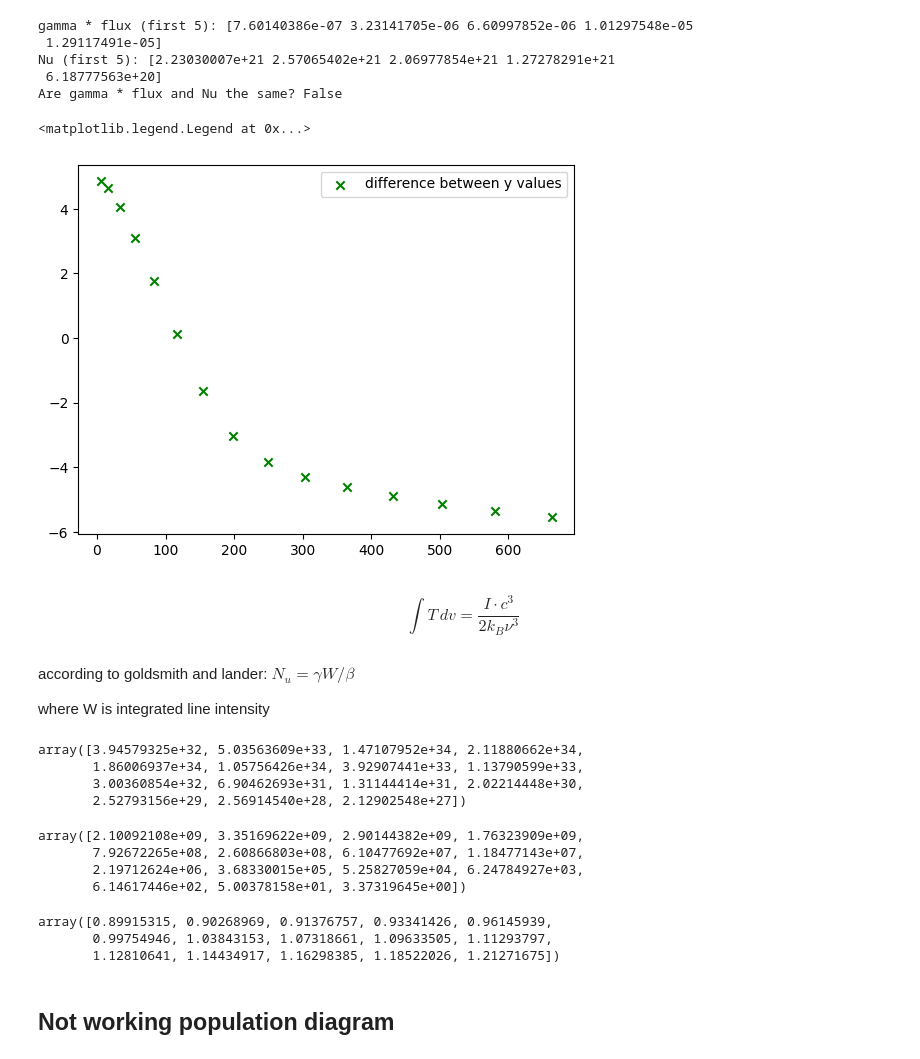
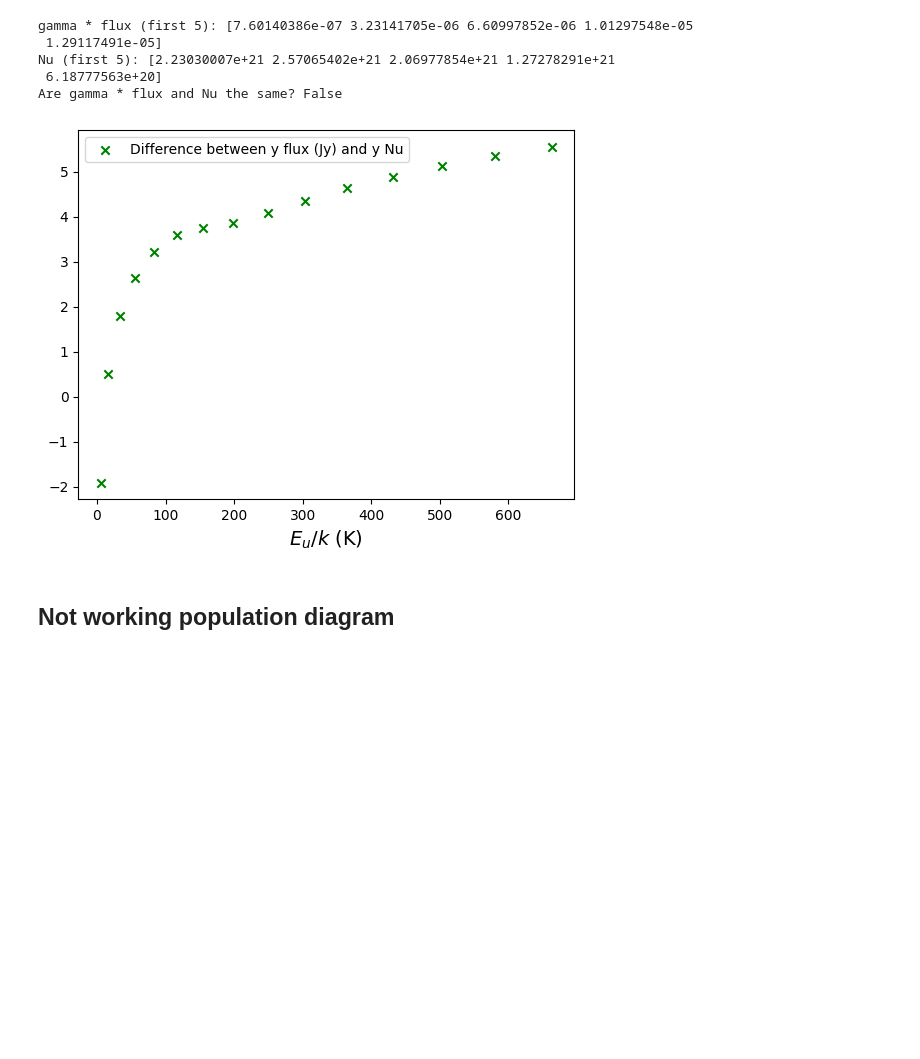
Before and after one commit to aleksej-rodano/phas0052_project, a Jupyter notebook: pythonradex_clean.ipynb, the cells around one changed output. Drawn from its saved outputs; the diff is of its cells as text; code cells hidden in the pictures; blank space fills up the shorter version.

Commit message:
tested possible ways to calculate y values for population diagram

```diff
--- a/pythonradex_clean.ipynb
+++ b/pythonradex_clean.ipynb
@@ -474,28 +551,32 @@ fluxCo_Jy = fluxCo * 1e26
 # %%
-# calculate escape probability for each transition
-beta = (1 - np.exp(-tauCo)) / tauCo
-# Replace 0 with nan in beta
-beta[beta == 0] = np.nan
+# Calculate escape probability for each transition
+escape_prob = (1 - np.exp(-tauCo)) / tauCo
+# Replace 0 with nan in escape_prob
+escape_prob[escape_prob == 0] = np.nan
 
-# get the y axis of the plot: ln(γ_u * W / g_u * beta)
-y_values = np.log(gammaCo * fluxCo_Jy / gCO * beta)
+# Get the y-axis values for the plot: ln(γ_u * W / g_u * escape_prob)
+y_values_flux_jy = np.log(gammaCo * fluxCo_Jy / (gCO * escape_prob))
+# y_values_integrated_line = np.log(gammaCo * W / (gCO * escape_prob))
+# y_values_Wintegrated = np.log(gammaCo * W_values / (gCO * escape_prob))
 
-# calculate get y values using column density of the upper level
+# Calculate y values using column density of the upper level
 y_values_Nu = np.log(NuCo / gCO)
-# calculate y values using column density of the upper level and beta
-y_value_Nu_beta_consideration = np.log(NuCo / (beta * gCO))
 
-diff_beta = y_values_Nu - y_values
+# Calculate differences
+diff_flux_jy = y_values_flux_jy - y_values_Nu
+# diff_integrated_line = y_values_integrated_line - y_values_Nu
+# diff_Wintegrated = y_values_Wintegrated - y_values_Nu
 
-# plot population diagram
+# Plot population diagram
 fig, ax = plt.subplots()
 
-# plot y values considering escape probaility
-plt.scatter(EuCo, diff_beta, marker="x", color="green", label="difference between y values")
+# Plot y values considering escape probability
+plt.scatter(EuCo, diff_flux_jy, marker="x", color="green", label="Difference between y flux (Jy) and y Nu")
+# plt.scatter(EuCo, diff_integrated_line, marker="x", color="red", label="Difference between y integrated line intensity and y Nu")
+# plt.scatter(EuCo, diff_Wintegrated, marker=".", color="blue", label="Difference between y W integrated and y Nu")
+
+plt.xlabel(r"$E_u/k$ (K)", fontsize=14)
 plt.legend()
+plt.show()
 # %% [output]
-<matplotlib.legend.Legend at 0x...>
-[figure, old version]
+[figure, new version]
-# %% [markdown]
-$$\int T \, dv = \frac{I \cdot c^3}{2 k_B \nu^3}
-$$
@@ -505,27 +583,3 @@ flux_kms = (fluxCo * constants.c**3) / (2 * nu0_arrayCo**3 * constants.k)
-# %% [markdown]
-according to goldsmith and lander: $N_u =\gamma W /\beta $
-
-where W is integrated line intensity
-# %%
-(gammaCo * int_line_intensity) / beta
-# %% [output]
-array([3.94579325e+32, 5.03563609e+33, 1.47107952e+34, 2.11880662e+34,
-       1.86006937e+34, 1.05756426e+34, 3.92907441e+33, 1.13790599e+33,
-       3.00360854e+32, 6.90462693e+31, 1.31144414e+31, 2.02214448e+30,
-       2.52793156e+29, 2.56914540e+28, 2.12902548e+27])
-# %%
-(gammaCo * flux_kms) / beta
-# %% [output]
-array([2.10092108e+09, 3.35169622e+09, 2.90144382e+09, 1.76323909e+09,
-       7.92672265e+08, 2.60866803e+08, 6.10477692e+07, 1.18477143e+07,
-       2.19712624e+06, 3.68330015e+05, 5.25827059e+04, 6.24784927e+03,
-       6.14617446e+02, 5.00378158e+01, 3.37319645e+00])
-# %%
-y_values / y_values_Nu
-# %% [output]
-array([0.89915315, 0.90268969, 0.91376757, 0.93341426, 0.96145939,
-       0.99754946, 1.03843153, 1.07318661, 1.09633505, 1.11293797,
-       1.12810641, 1.14434917, 1.16298385, 1.18522026, 1.21271675])
 # %% [markdown]
 ## Not working population diagram
 # %%
```
Also changed, not shown: parts of 16 cells of this notebook.
